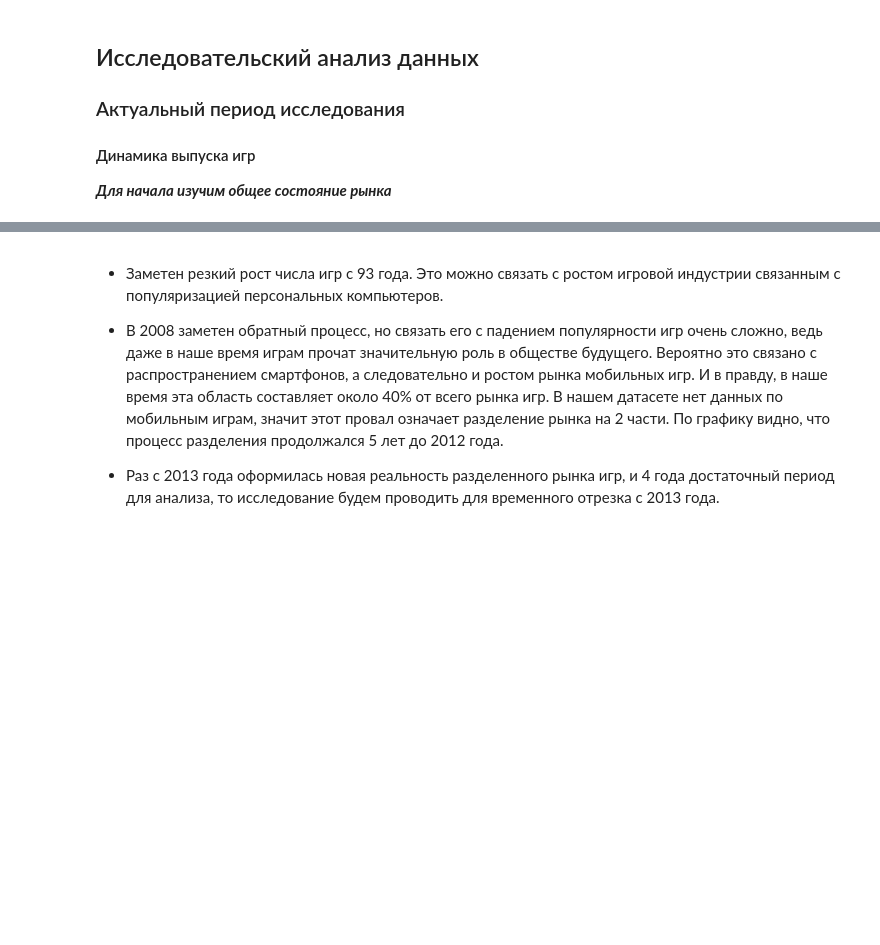
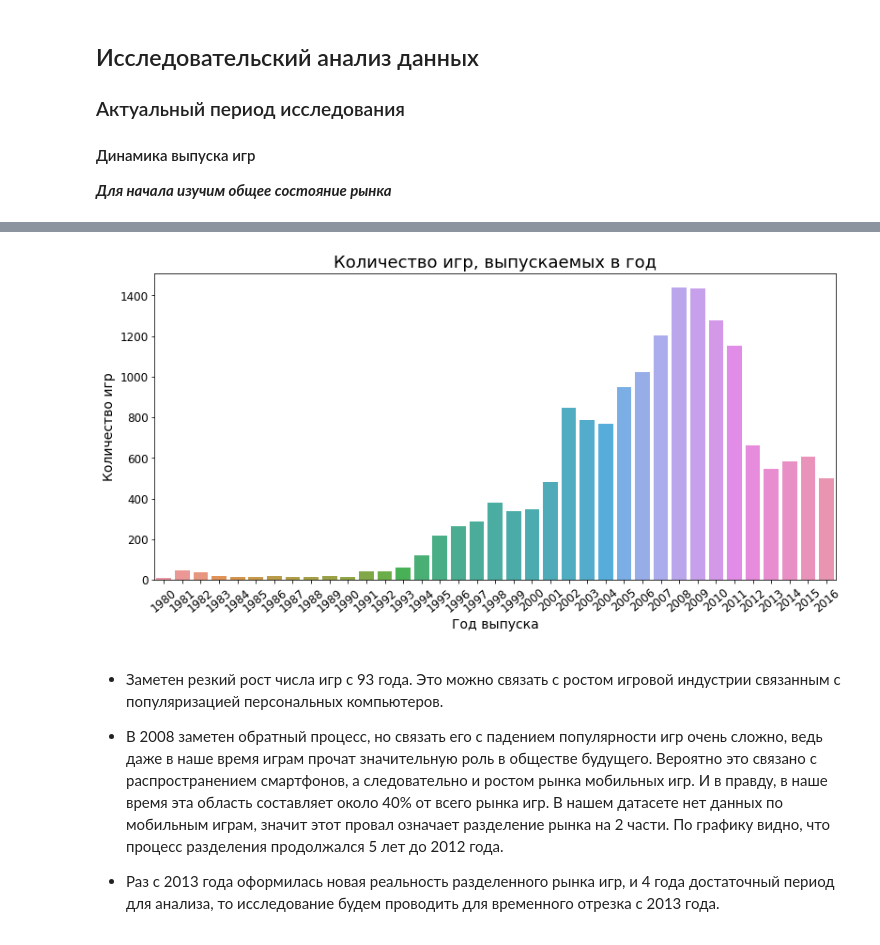
Before and after one commit to Isaaj/practicum_yandex, a Jupyter notebook: 5-EDA-stats/stream4ik.ipynb, the cells around one changed output, grey strips where cells are left out. Cells and saved outputs as stored; diff of their text form; code cells hidden in the pictures; blank space fills up the shorter version.

```diff
--- a/5-EDA-stats/stream4ik.ipynb
+++ b/5-EDA-stats/stream4ik.ipynb
@@ -34,13 +34,14 @@ import matplotlib.pyplot as plt
 import math
 from scipy import stats as st
 import seaborn as sns
-# графики в svg выглядят более четкими
-%config InlineBackend.figure_format = 'svg'
-# будем отображать графики прямо в jupyter'e
-%matplotlib inline
-# увеличим дефолтный размер графиков
+
+# увеличим дефолтные настройки графиков
 from pylab import rcParams
-rcParams['figure.figsize'] = 10, 5
+rcParams['figure.figsize'] = 13, 6
+rcParams['axes.titlesize'] = 18
+rcParams['axes.labelsize'] = 14
+rcParams['xtick.labelsize'] = 12
+rcParams['ytick.labelsize'] = 12
 # %% [markdown]
 ***Функции:***
 # %%
@@ -510,7 +511,7 @@ games_per_year = data.groupby('year_of_release').name.count()
 
 sns.barplot(x=games_per_year.index.year, y=games_per_year);
 
-plt.title('Количество игр, выпускаемых в год', fontsize=14);
+plt.title('Количество игр, выпускаемых в год');
 plt.xlabel('Год выпуска');
 plt.xticks(rotation=40);
 plt.ylabel('Количество игр');
@@ -519,3 +519,4 @@ plt.ylabel('Количество игр');
+[figure, added]
 # %% [markdown]
 - Заметен резкий рост числа игр с 93 года. Это можно связать с ростом игровой индустрии связанным с популяризацией персональных компьютеров.
 
```
Also changed, not shown: parts of 18 cells of this notebook, 6 other files.
